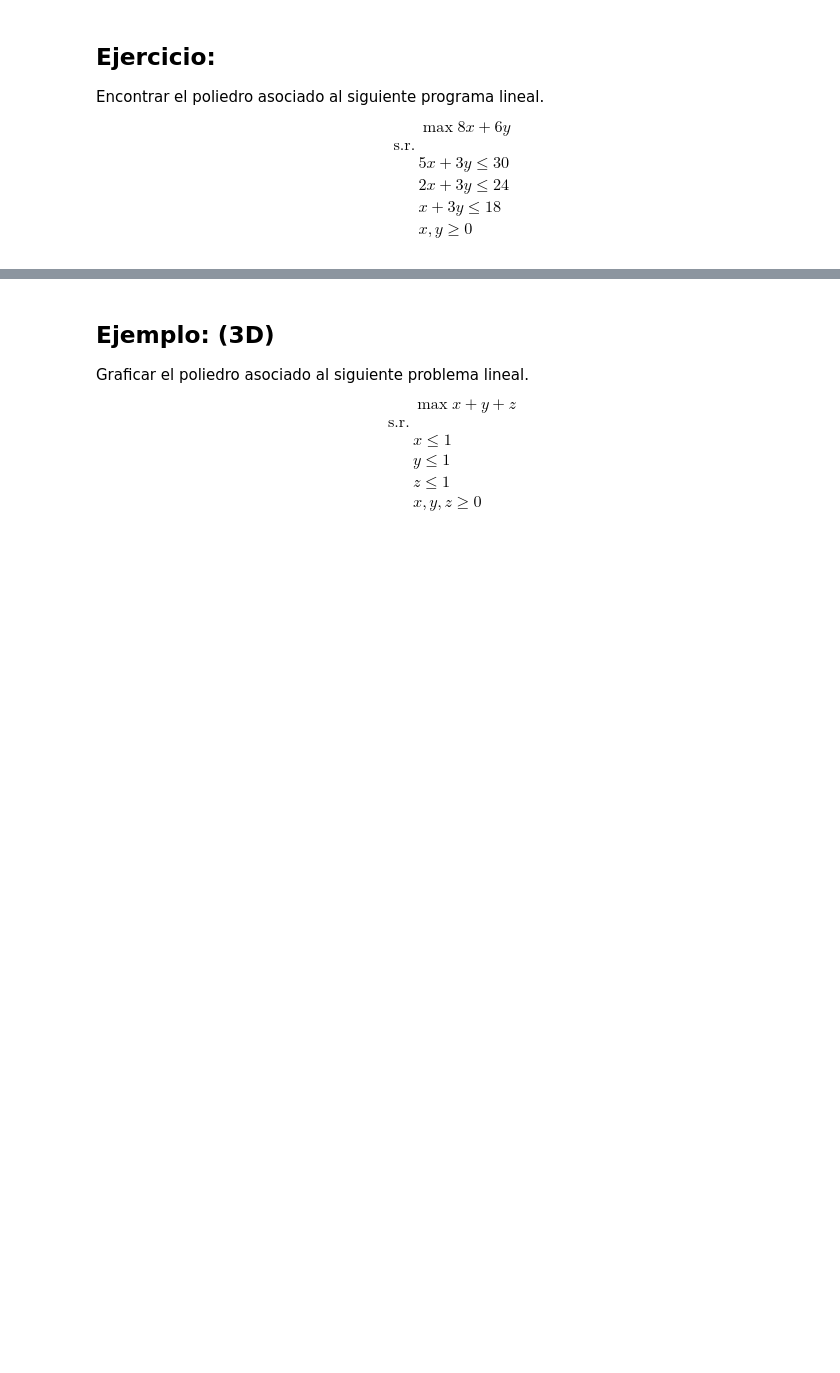
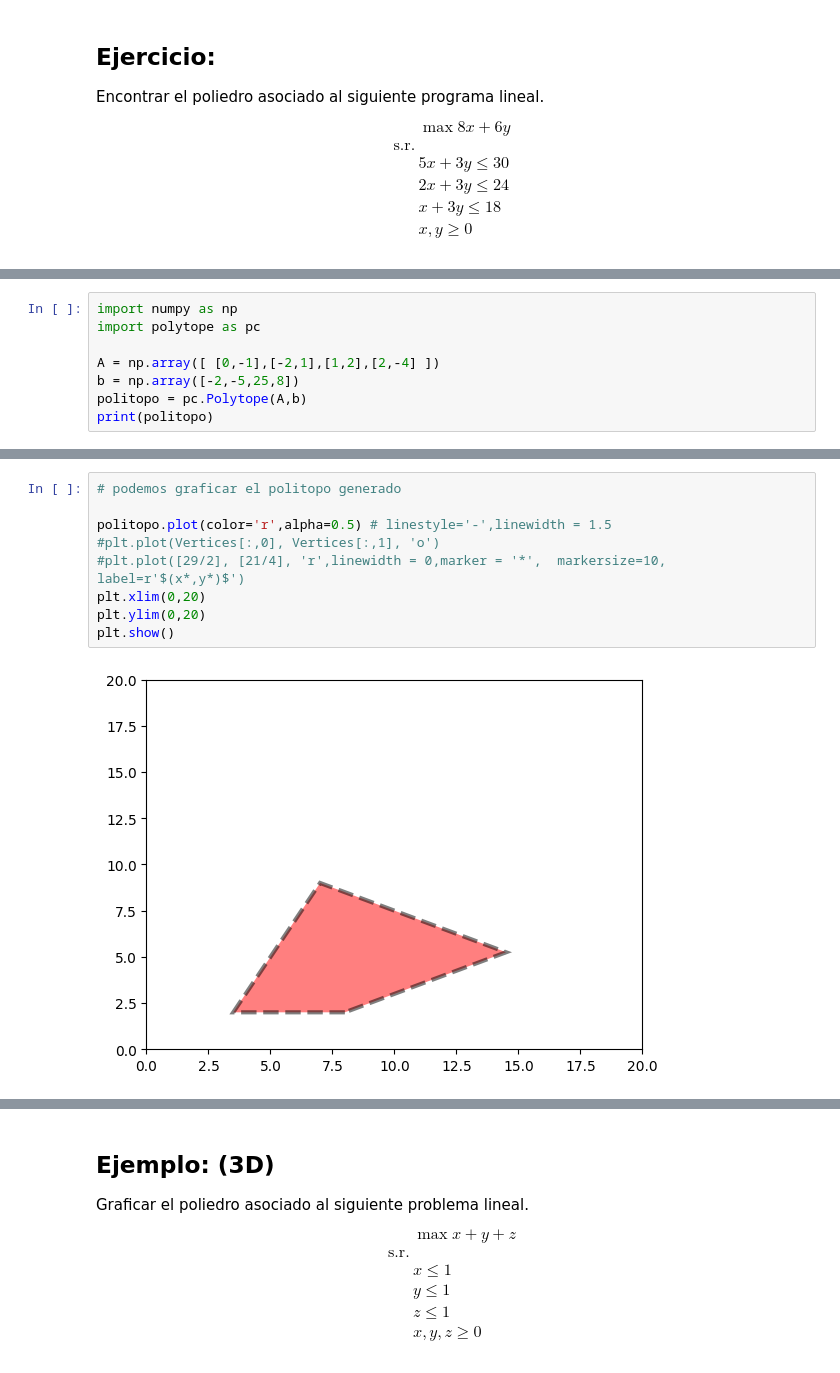
Before and after one commit to FeerJim/intro_Python, a Jupyter notebook: Lab09.ipynb, the cells around one changed output, grey strips where cells are left out. Saved outputs shown, nothing was run; the diff lists cells and outputs as text; blank space fills up the shorter version.

```diff
--- a/Lab09.ipynb
+++ b/Lab09.ipynb
@@ -81,0 +101,8 @@ $$
+# %%
+import numpy as np
+import polytope as pc
+
+A = np.array([ [0,-1],[-2,1],[1,2],[2,-4] ])
+b = np.array([-2,-5,25,8])
+politopo = pc.Polytope(A,b)
+print(politopo)
@@ -81,0 +210,11 @@ $$
+# %%
+# podemos graficar el politopo generado
+
+politopo.plot(color='r',alpha=0.5) # linestyle='-',linewidth = 1.5
+#plt.plot(Vertices[:,0], Vertices[:,1], 'o')
+#plt.plot([29/2], [21/4], 'r',linewidth = 0,marker = '*',  markersize=10, label=r'$(x*,y*)$')
+plt.xlim(0,20)
+plt.ylim(0,20)
+plt.show()
+# %% [output]
+[figure, added]
```
Also changed, not shown: parts of 13 cells of this notebook, 1 other file.
